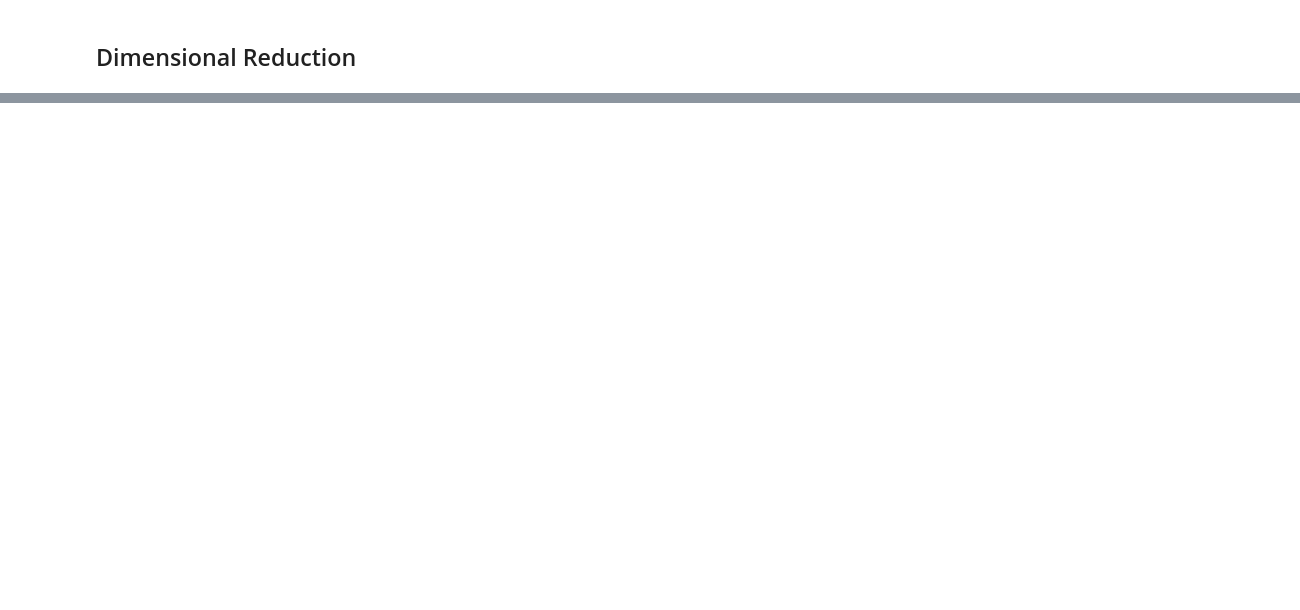
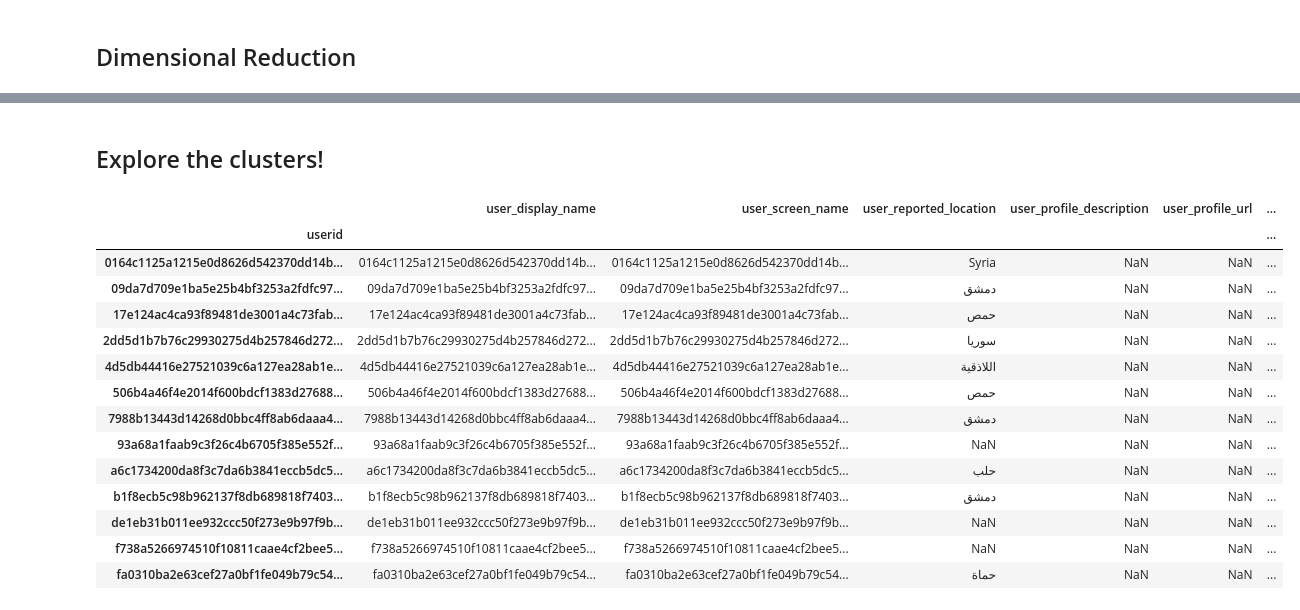
Before and after one commit to propublica/data-nicar-2019, a Jupyter notebook: nicar-ml-nlp-workshop-kao-2.ipynb, the cells around one changed output, grey strips where cells are left out. Cells and saved outputs as stored; diff of their text form; code cells hidden in the pictures; blank space fills up the shorter version.

```diff
--- a/nicar-ml-nlp-workshop-kao-2.ipynb
+++ b/nicar-ml-nlp-workshop-kao-2.ipynb
@@ -346,0 +534,2 @@ Supervised learning requires labelled data, but often when we are doing investig
+# %% [markdown]
+## Explore the clusters!
@@ -346,0 +539,18 @@ Supervised learning requires labelled data, but often when we are doing investig
+# %%
+get_users(get_userids_for_cluster(0))
+# %% [output]
+|  | user_display_name | user_screen_name | user_reported_location | user_profile_description | user_profile_url | ... |
+| userid |  |  |  |  |  | ... |
+| 0164c1125a1215e0d8626d542370dd14b... | 0164c1125a1215e0d8626d542370dd14b... | 0164c1125a1215e0d8626d542370dd14b... | Syria | NaN | NaN | ... |
+| 09da7d709e1ba5e25b4bf3253a2fdfc97... | 09da7d709e1ba5e25b4bf3253a2fdfc97... | 09da7d709e1ba5e25b4bf3253a2fdfc97... | دمشق | NaN | NaN | ... |
+| 17e124ac4ca93f89481de3001a4c73fab... | 17e124ac4ca93f89481de3001a4c73fab... | 17e124ac4ca93f89481de3001a4c73fab... | حمص | NaN | NaN | ... |
+| 2dd5d1b7b76c29930275d4b257846d272... | 2dd5d1b7b76c29930275d4b257846d272... | 2dd5d1b7b76c29930275d4b257846d272... | سوريا | NaN | NaN | ... |
+| 4d5db44416e27521039c6a127ea28ab1e... | 4d5db44416e27521039c6a127ea28ab1e... | 4d5db44416e27521039c6a127ea28ab1e... | اللاذقية | NaN | NaN | ... |
+| 506b4a46f4e2014f600bdcf1383d27688... | 506b4a46f4e2014f600bdcf1383d27688... | 506b4a46f4e2014f600bdcf1383d27688... | حمص | NaN | NaN | ... |
+| 7988b13443d14268d0bbc4ff8ab6daaa4... | 7988b13443d14268d0bbc4ff8ab6daaa4... | 7988b13443d14268d0bbc4ff8ab6daaa4... | دمشق | NaN | NaN | ... |
+| 93a68a1faab9c3f26c4b6705f385e552f... | 93a68a1faab9c3f26c4b6705f385e552f... | 93a68a1faab9c3f26c4b6705f385e552f... | NaN | NaN | NaN | ... |
+| a6c1734200da8f3c7da6b3841eccb5dc5... | a6c1734200da8f3c7da6b3841eccb5dc5... | a6c1734200da8f3c7da6b3841eccb5dc5... | حلب | NaN | NaN | ... |
+| b1f8ecb5c98b962137f8db689818f7403... | b1f8ecb5c98b962137f8db689818f7403... | b1f8ecb5c98b962137f8db689818f7403... | دمشق | NaN | NaN | ... |
+| de1eb31b011ee932ccc50f273e9b97f9b... | de1eb31b011ee932ccc50f273e9b97f9b... | de1eb31b011ee932ccc50f273e9b97f9b... | NaN | NaN | NaN | ... |
+| f738a5266974510f10811caae4cf2bee5... | f738a5266974510f10811caae4cf2bee5... | f738a5266974510f10811caae4cf2bee5... | NaN | NaN | NaN | ... |
+| fa0310ba2e63cef27a0bf1fe049b79c54... | fa0310ba2e63cef27a0bf1fe049b79c54... | fa0310ba2e63cef27a0bf1fe049b79c54... | حماة | NaN | NaN | ... |
```
Also changed, not shown: parts of 95 cells of this notebook.
